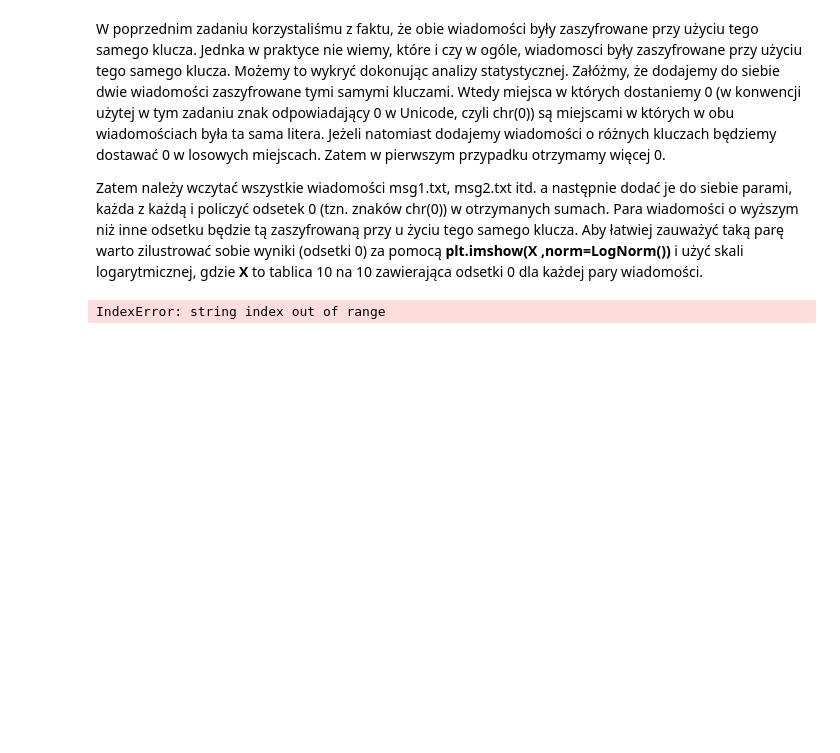
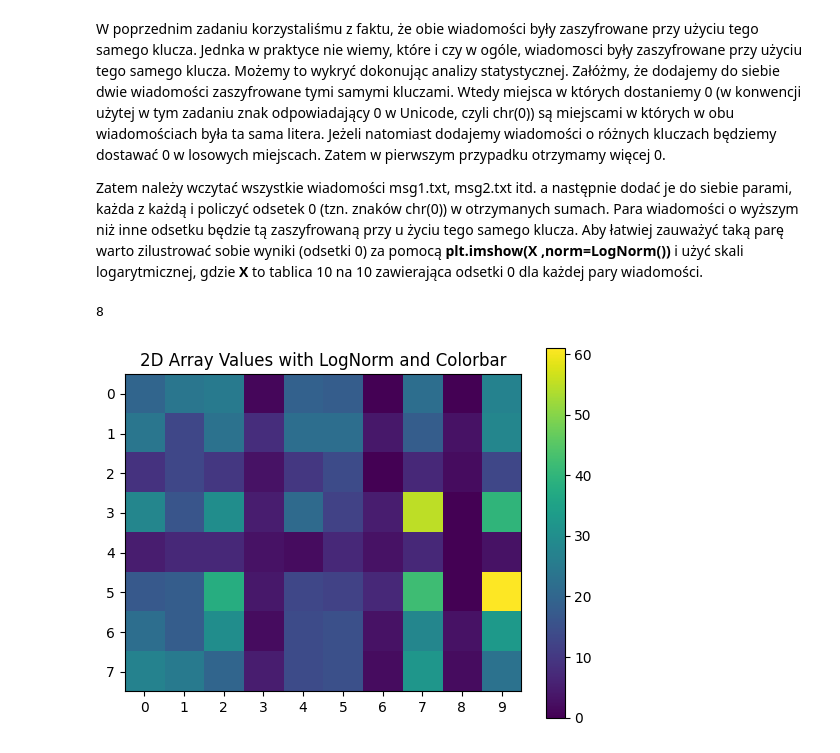
Before and after one commit to kubaq215/cryptography, a Jupyter notebook: Lista2/Lista2.ipynb, the cells around one changed output. Cells and saved outputs as stored; diff of their text form; code cells hidden in the pictures; blank space fills up the shorter version.

```diff
--- a/Lista2/Lista2.ipynb
+++ b/Lista2/Lista2.ipynb
@@ -245,6 +293,9 @@ Wiadomo, że zostały zaszyfrowane tym samym kluczem, możemy to wykorzystać do
 # %%
 def add_str(msg1, msg2):
     result = ''
-    for i in range(len(msg1)):
-        result += str(ord(msg1[i]) ^ ord(msg2[i]))
+    ords1 = [ord(c) for c in msg1]
+    ords2 = [ord(c) for c in msg2]
+    length = min(len(ords1), len(ords2))
+    for i in range(length):
+        result += chr(ords1[i] ^ ords2[i])
     return result
@@ -274,16 +408,20 @@ with open('msg1.txt', 'r') as file:
     msg1 = file.read()
 with open('msg2.txt', 'r') as file:
     msg2 = file.read()
+# %%
+len(msg1.split('\n'))
+# %% [output]
+8
 # %%
 counts = []
 
 for line1 in msg1.split('\n'):
+    counts_for_line = []
     for line2 in msg2.split('\n'):
         added = add_str(line1, line2)
         count = 0
         for char in added:
             if ord(char) == 0:
                 count += 1
-        counts.append((line1, line2, count))
+        counts_for_line.append(count)
+    counts.append(counts_for_line)
-# %% [output]
-IndexError: string index out of range
@@ -289,0 +432,11 @@ IndexError: string index out of range
+# %%
+# plt.figure(figsize=(8,6))
+im = plt.imshow(counts)
+
+# Add a colorbar to explain the colors
+cbar = plt.colorbar(im)
+plt.title('2D Array Values with LogNorm and Colorbar')
+plt.xticks(range(10))
+plt.show()
+# %% [output]
+[figure, added]
```
Also changed, not shown: parts of 19 cells of this notebook.
